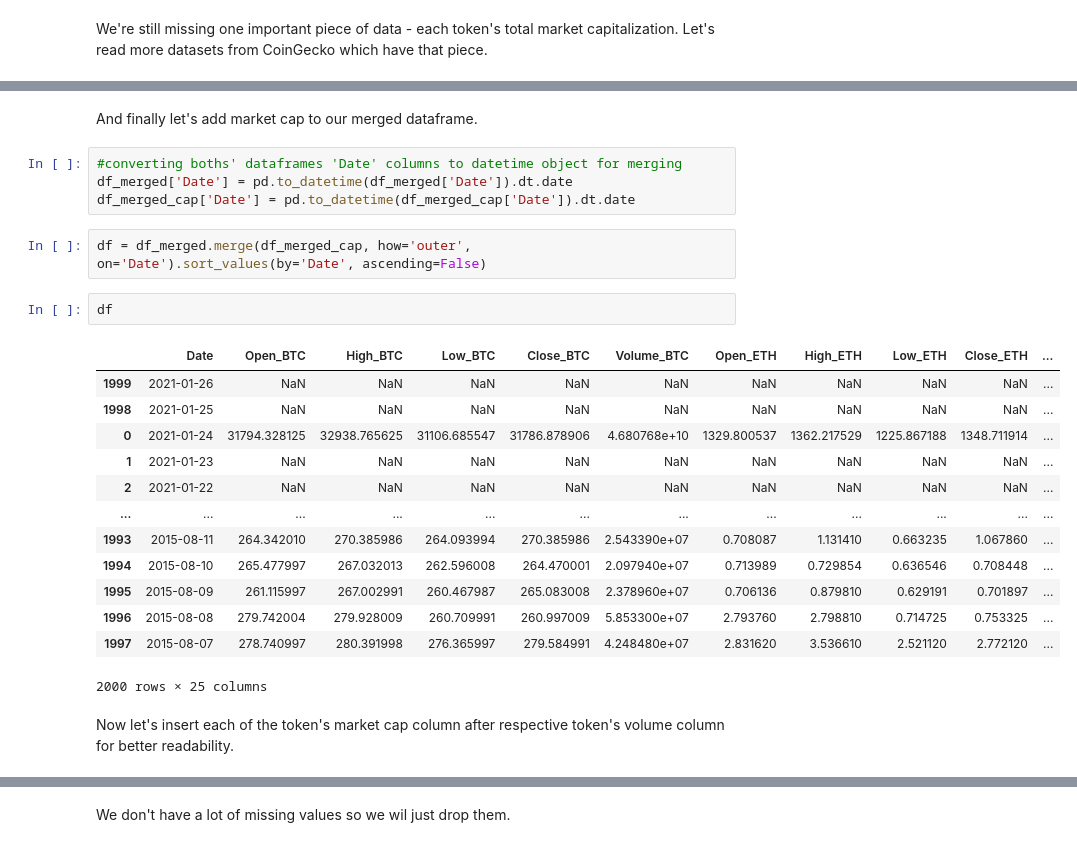
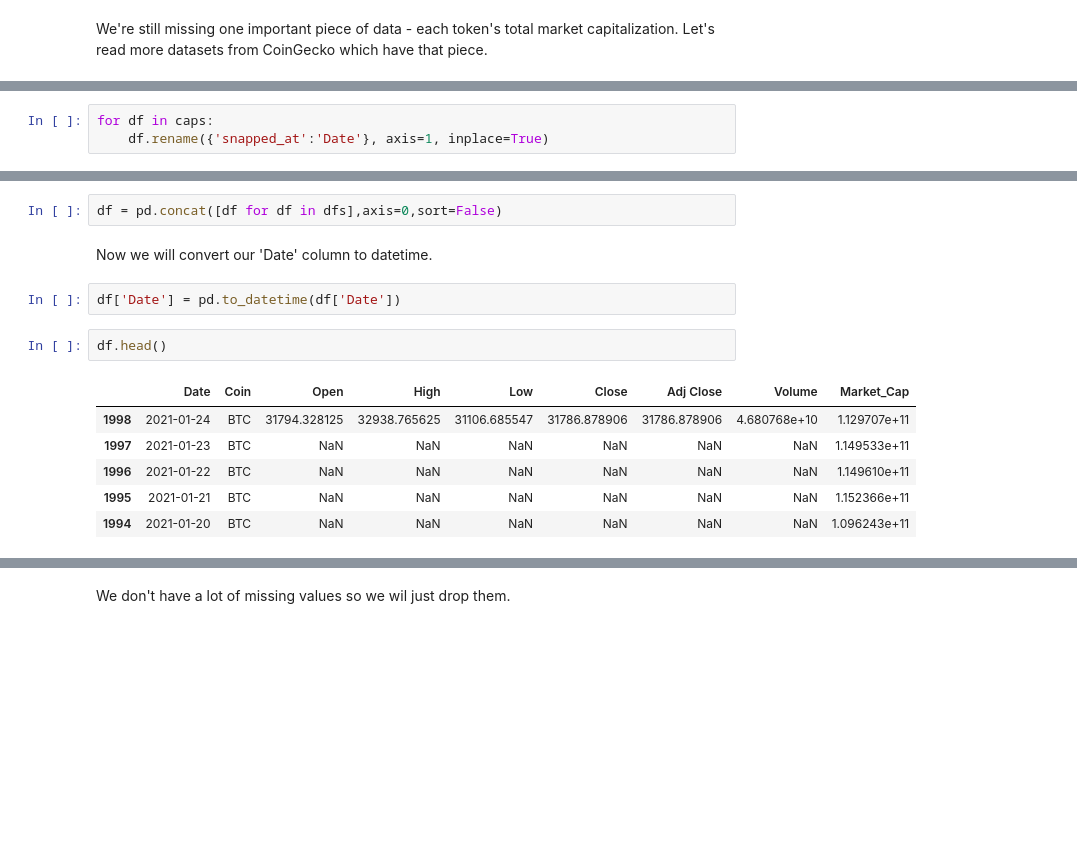
Before and after one commit to igorverevkin1992/Predicting-Bitcoin-Price, a Jupyter notebook: DW/Data_Wrangling.ipynb, the cells around one changed output, grey strips where cells are left out. Drawn from its saved outputs; the diff is of its cells as text; blank space fills up the shorter version.

```diff
--- a/DW/Data_Wrangling.ipynb
+++ b/DW/Data_Wrangling.ipynb
@@ -70,3 +142,6 @@ df_LTC_cap = df_LTC_cap.rename({'snapped_at':'Date', 'market_cap':'MarketCap_LTC
+# %%
+for df in caps:
+    df.rename({'snapped_at':'Date'}, axis=1, inplace=True)
 # %%
 df_BTC_cap.head(3)
 # %% [output]
@@ -120,26 +174,15 @@ df_merged
-# %% [markdown]
-And finally let's add market cap to our merged dataframe.
-# %%
-#converting boths' dataframes 'Date' columns to datetime object for merging
-df_merged['Date'] = pd.to_datetime(df_merged['Date']).dt.date
-df_merged_cap['Date'] = pd.to_datetime(df_merged_cap['Date']).dt.date
-# %%
-df = df_merged.merge(df_merged_cap, how='outer', on='Date').sort_values(by='Date', ascending=False)
+# %%
+df = pd.concat([df for df in dfs],axis=0,sort=False)
+# %% [markdown]
+Now we will convert our 'Date' column to datetime.
+# %%
+df['Date'] = pd.to_datetime(df['Date'])
 # %%
-df
+df.head()
 # %% [output]
-|  | Date | Open_BTC | High_BTC | Low_BTC | Close_BTC | Volume_BTC | Open_ETH | High_ETH | Low_ETH | Close_ETH | ... |
-| 1999 | 2021-01-26 | NaN | NaN | NaN | NaN | NaN | NaN | NaN | NaN | NaN | ... |
-| 1998 | 2021-01-25 | NaN | NaN | NaN | NaN | NaN | NaN | NaN | NaN | NaN | ... |
-| 0 | 2021-01-24 | 31794.328125 | 32938.765625 | 31106.685547 | 31786.878906 | 4.680768e+10 | 1329.800537 | 1362.217529 | 1225.867188 | 1348.711914 | ... |
-| 1 | 2021-01-23 | NaN | NaN | NaN | NaN | NaN | NaN | NaN | NaN | NaN | ... |
-| 2 | 2021-01-22 | NaN | NaN | NaN | NaN | NaN | NaN | NaN | NaN | NaN | ... |
-| ... | ... | ... | ... | ... | ... | ... | ... | ... | ... | ... | ... |
-| 1993 | 2015-08-11 | 264.342010 | 270.385986 | 264.093994 | 270.385986 | 2.543390e+07 | 0.708087 | 1.131410 | 0.663235 | 1.067860 | ... |
-| 1994 | 2015-08-10 | 265.477997 | 267.032013 | 262.596008 | 264.470001 | 2.097940e+07 | 0.713989 | 0.729854 | 0.636546 | 0.708448 | ... |
-| 1995 | 2015-08-09 | 261.115997 | 267.002991 | 260.467987 | 265.083008 | 2.378960e+07 | 0.706136 | 0.879810 | 0.629191 | 0.701897 | ... |
-| 1996 | 2015-08-08 | 279.742004 | 279.928009 | 260.709991 | 260.997009 | 5.853300e+07 | 2.793760 | 2.798810 | 0.714725 | 0.753325 | ... |
-| 1997 | 2015-08-07 | 278.740997 | 280.391998 | 276.365997 | 279.584991 | 4.248480e+07 | 2.831620 | 3.536610 | 2.521120 | 2.772120 | ... |
+|  | Date | Coin | Open | High | Low | Close | Adj Close | Volume | Market_Cap |
+| 1998 | 2021-01-24 | BTC | 31794.328125 | 32938.765625 | 31106.685547 | 31786.878906 | 31786.878906 | 4.680768e+10 | 1.129707e+11 |
+| 1997 | 2021-01-23 | BTC | NaN | NaN | NaN | NaN | NaN | NaN | 1.149533e+11 |
+| 1996 | 2021-01-22 | BTC | NaN | NaN | NaN | NaN | NaN | NaN | 1.149610e+11 |
+| 1995 | 2021-01-21 | BTC | NaN | NaN | NaN | NaN | NaN | NaN | 1.152366e+11 |
+| 1994 | 2021-01-20 | BTC | NaN | NaN | NaN | NaN | NaN | NaN | 1.096243e+11 |
-2000 rows × 25 columns
-# %% [markdown]
-Now let's insert each of the token's market cap column after respective token's volume column for better readability.
```
Also changed, not shown: parts of 42 cells of this notebook, 15 other files.
